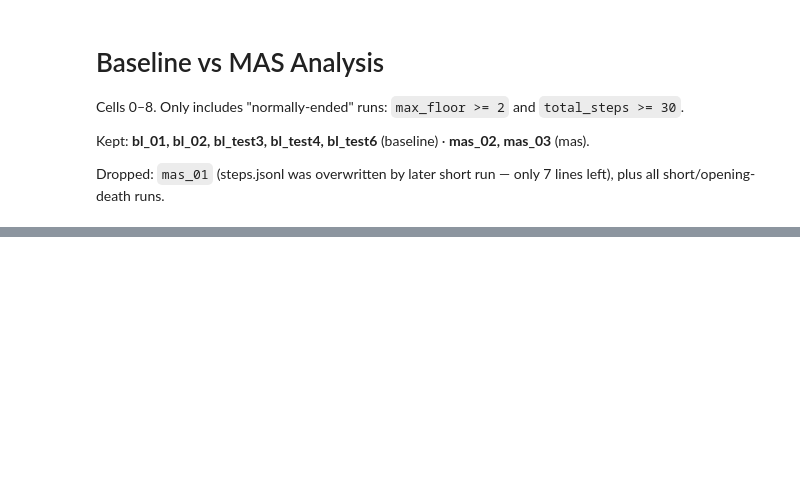
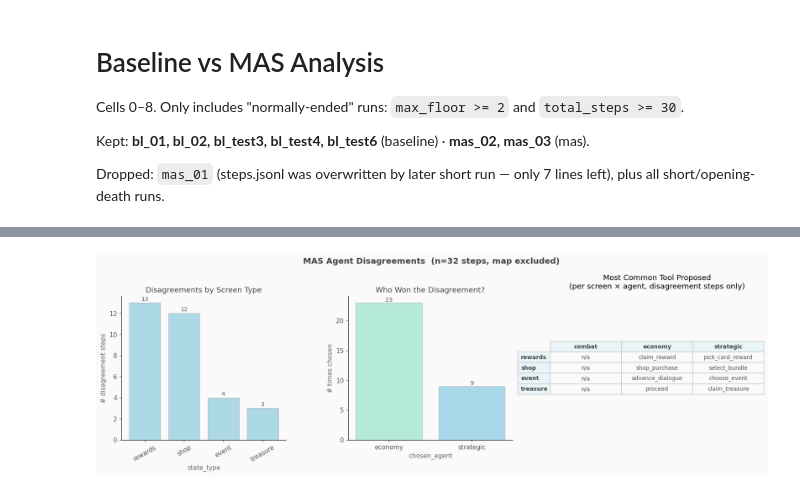
Before and after one commit to Daisyxjh-06/STS2MCP, a Jupyter notebook: agents/analysis.ipynb, the cells around one changed output, grey strips where cells are left out. Cells and saved outputs as stored; diff of their text form; code cells hidden in the pictures; blank space fills up the shorter version.

```diff
--- a/agents/analysis.ipynb
+++ b/agents/analysis.ipynb
@@ -270,0 +334,93 @@ False     3.3
+# %%
+# Cell 9 — Where do MAS agents disagree? (disagreement breakdown by state_type + winner)
+# Exclude 'map' (only 1 case, not meaningful)
+EXCLUDE_STATES = {'map'}
+
+mas = df_steps[df_steps['system'] == 'mas'].copy()
+dis = mas[(mas['agreement'] == False) & (~mas['state_type'].isin(EXCLUDE_STATES))].copy()
+
+if len(dis) == 0:
+    print('No disagreement steps found.')
+else:
+    fig, axes = plt.subplots(1, 3, figsize=(15, 5))
+    fig.patch.set_facecolor('#fafafa')
+    for ax in axes:
+        ax.set_facecolor('#fafafa')
+    fig.suptitle(f'MAS Agent Disagreements  (n={len(dis)} steps, map excluded)',
+                 fontsize=13, fontweight='bold', color='#444')
+
+    # --- Panel 1: disagreement count by state_type ---
+    st_counts = dis['state_type'].value_counts()
+    axes[0].bar(st_counts.index, st_counts.values, color='lightblue', edgecolor='#aaa', linewidth=0.5)
+    axes[0].set_title('Disagreements by Screen Type', color='#444')
+    axes[0].set_xlabel('state_type', color='#666')
+    axes[0].set_ylabel('# disagreement steps', color='#666')
+    axes[0].tick_params(axis='x', rotation=30, colors='#555')
+    axes[0].tick_params(axis='y', colors='#555')
+    axes[0].spines[['top', 'right']].set_visible(False)
+    for i, v in enumerate(st_counts.values):
+        axes[0].text(i, v + 0.2, str(v), ha='center', fontsize=9, color='#555')
+
+    # --- Panel 2: who won when agents disagreed ---
+    winner_counts = dis['chosen_agent'].value_counts()
+    axes[1].bar(winner_counts.index, winner_counts.values, color='lightblue', edgecolor='#aaa', linewidth=0.5)
+    axes[1].set_title('Who Won the Disagreement?', color='#444')
+    axes[1].set_xlabel('chosen_agent', color='#666')
+    axes[1].set_ylabel('# times chosen', color='#666')
+    axes[1].tick_params(colors='#555')
+    axes[1].spines[['top', 'right']].set_visible(False)
+    for i, v in enumerate(winner_counts.values):
+        axes[1].text(i, v + 0.2, str(v), ha='center', fontsize=9, color='#555')
+
+    # --- Panel 3: per state_type, which tool each agent proposed ---
+    st_order = [s for s in dis['state_type'].value_counts().index.tolist() if s not in EXCLUDE_STATES]
+    agent_cols = [c for c in ['combat_tool', 'strategic_tool', 'economy_tool'] if c in dis.columns]
+    agent_labels = [c.replace('_tool', '') for c in agent_cols]
+
+    rows = []
+    for _, row in dis.iterrows():
+        for col, label in zip(agent_cols, agent_labels):
+            rows.append({'state_type': row['state_type'], 'agent': label, 'tool': row[col]})
+    df_dis = pd.DataFrame(rows)
+
+    # pivot: state_type × agent → most common tool label
+    def _top(x):
+        vc = x.dropna().value_counts()
+        return vc.index[0] if len(vc) > 0 else 'n/a'
+
+    summary = df_dis.groupby(['state_type', 'agent'])['tool'].agg(_top).unstack(fill_value='n/a')
+
+    axes[2].axis('off')
+    col_labels = summary.columns.tolist()
+    row_labels = [s for s in st_order if s in summary.index]
+    cell_text = [[summary.loc[s, c] if c in summary.columns else 'n/a' for c in col_labels]
+                 for s in row_labels]
+    tbl = axes[2].table(
+        cellText=cell_text,
+        rowLabels=row_labels,
+        colLabels=col_labels,
+        cellLoc='center', loc='center'
+    )
+    tbl.auto_set_font_size(False)
+    tbl.set_fontsize(9)
+    tbl.scale(1.3, 1.7)
+    for (r, c_), cell in tbl.get_celld().items():
+        cell.set_edgecolor('#ccc')
+        if r == 0 or c_ == -1:
+            cell.set_facecolor('#e8f4f8')
+            cell.set_text_props(color='#444', fontweight='bold')
+        else:
+            cell.set_facecolor('#fafafa')
+            cell.set_text_props(color='#555')
+    axes[2].set_title('Most Common Tool Proposed\n(per screen × agent, disagreement steps only)', pad=12)
+
+    plt.tight_layout()
+    plt.savefig('disagreement_analysis.png', dpi=130, bbox_inches='tight')
+    plt.show()
+    print(f'\nTotal disagreement steps: {len(dis)}')
+    print('\nDisagreement by state_type:')
+    print(st_counts.to_string())
+    print('\nWinner (chosen_agent) in disagreements:')
+    print(winner_counts.to_string())
+# %% [output]
+[figure, added]
```
Also changed, not shown: parts of 11 cells of this notebook, 21 other files.
